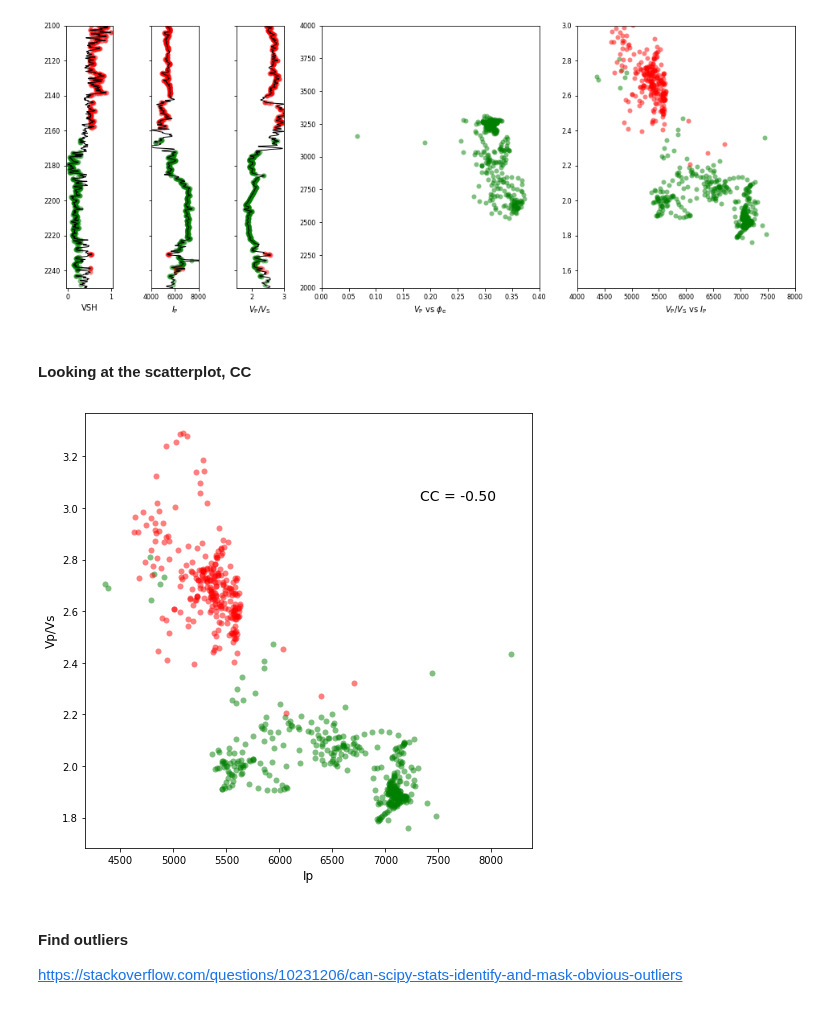
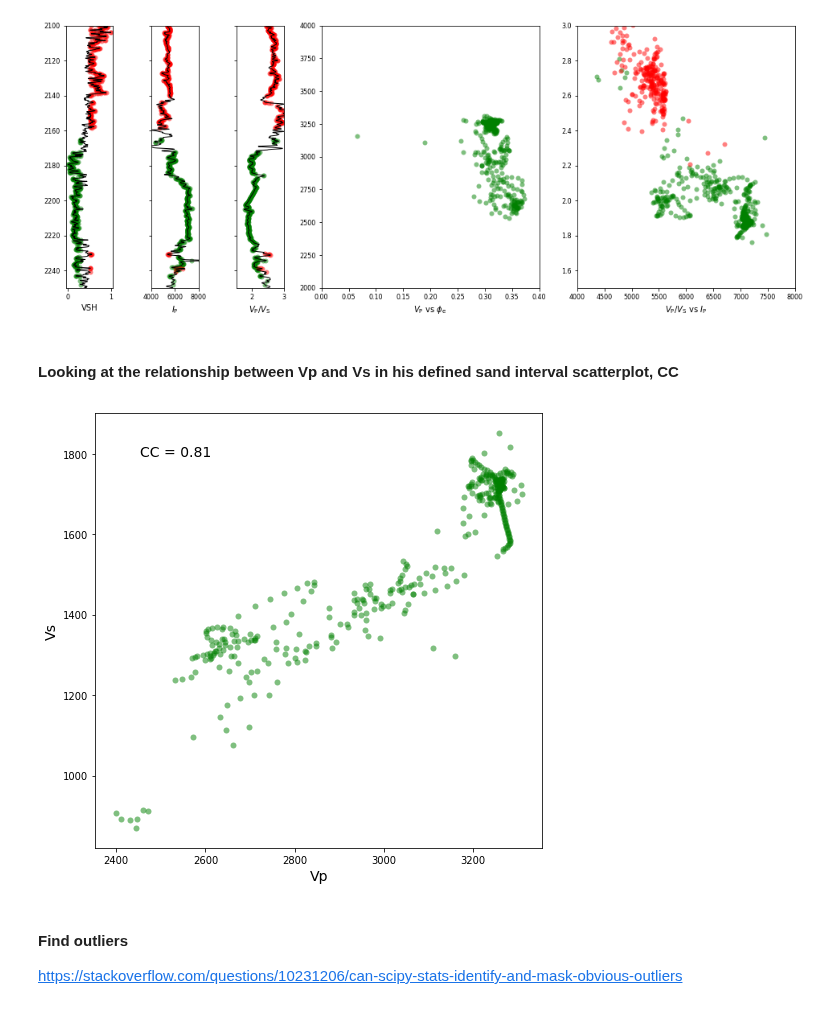
Before and after one commit to mycarta/Data-science-tools-petroleum-exploration-and-production, a Jupyter notebook: Python_dealing_with_outliers.ipynb, the cells around one changed output. Drawn from its saved outputs; the diff is of its cells as text; code cells hidden in the pictures.

```diff
--- a/Python_dealing_with_outliers.ipynb
+++ b/Python_dealing_with_outliers.ipynb
@@ -80,6 +80,6 @@ plotlog(L,2100,2250,0.3,0.5)
 # %% [output]
 [figure]
 # %% [markdown]
-#### Looking at the scatterplot, CC
+#### Looking at the relationship between Vp and Vs in his defined sand interval scatterplot, CC
 # %%
 ss= (L.index>=2100) & (L.index<=2250) & (L.VSH<=0.3)
@@ -87,17 +86,16 @@ sh= (L.index>=2100) & (L.index<=2250) & (L.VSH>=0.5)
 # %%
-r1 = (L['IP'][ss]).corr(L['VPVS'][ss], 'spearman')
+r1 = (L['VP'][ss]).corr(L['VS'][ss], 'spearman')
 # %%
 fig = plt.figure(figsize=(8, 8))
 
 ax = fig.add_subplot(1, 1, 1)
-ax.set_xlabel('Ip', fontsize = '12')
-ax.set_ylabel('Vp/Vs', fontsize = '12')
+ax.set_xlabel('Vp', fontsize = '14')
+ax.set_ylabel('Vs', fontsize = '14')
 
-ax.annotate("CC = {:.2f}".format(r1), xy=(.75, .8), xycoords=ax.transAxes, size = 14)
-ax.plot(L['IP'][ss], L['VPVS'][ss], **sty1)
-ax.plot(L['IP'][sh], L['VPVS'][sh], **sty2);
+ax.annotate("CC = {:.2f}".format(r1), xy=(.1, .9), xycoords=ax.transAxes, size = 14)
+ax.plot(L['VP'][ss], L['VS'][ss], **sty1);
 # %% [output]
-[figure, old version]
+[figure, new version]
 # %% [markdown]
 #### Find outliers
 https://stackoverflow.com/questions/10231206/can-scipy-stats-identify-and-mask-obvious-outliers
```
Also changed, not shown: parts of 1 cell of this notebook, 1 other file.
